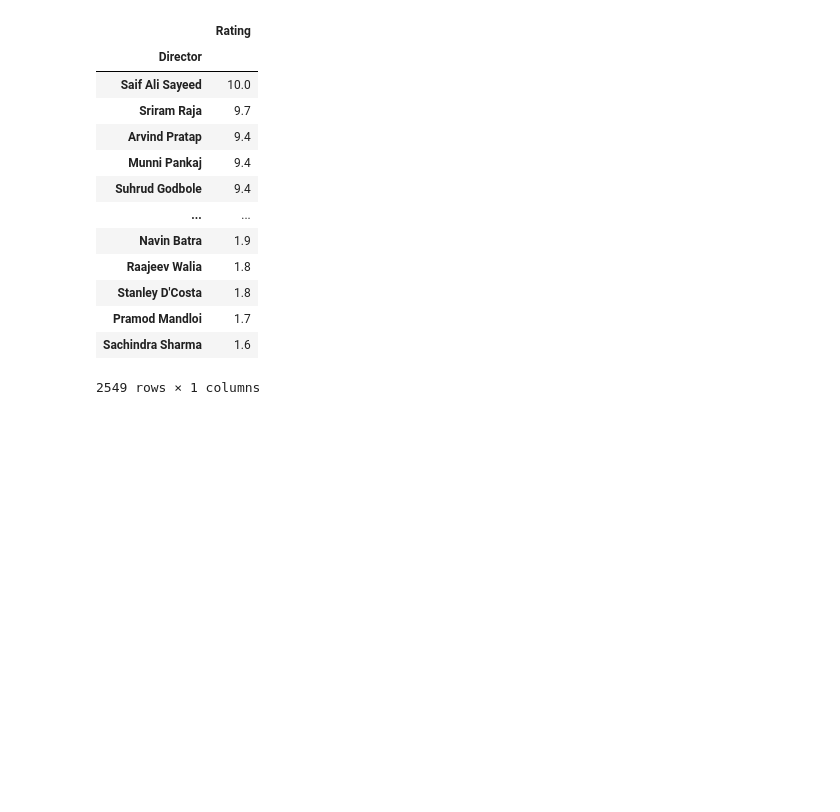
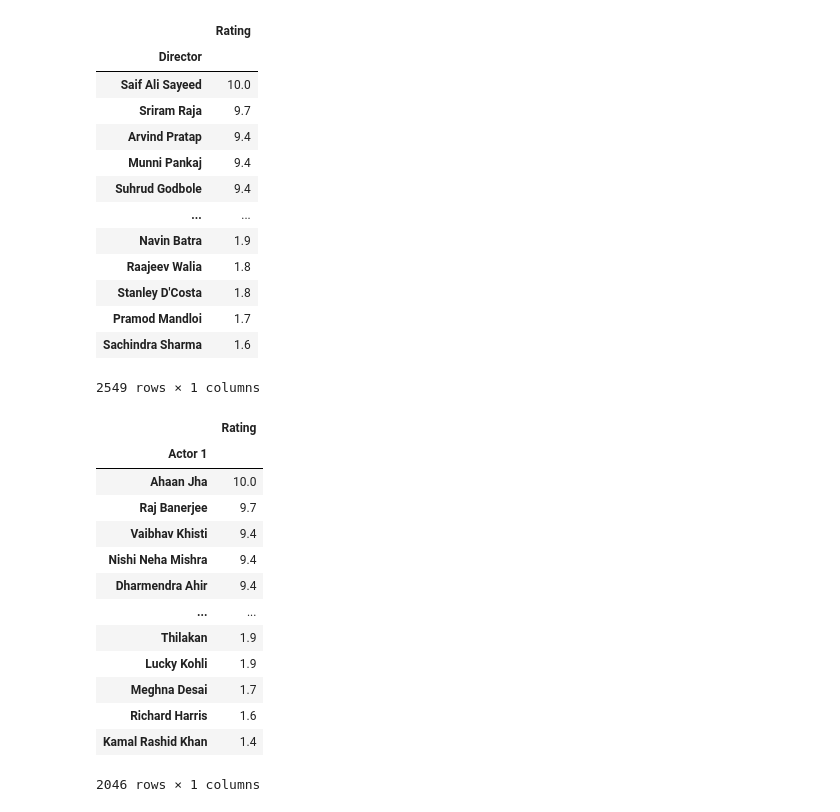
Before and after one commit to manaskocharekar/jupyter-notebooks, a Jupyter notebook: IMDb Movies India.ipynb, the cells around one changed output. Saved outputs shown, nothing was run; the diff lists cells and outputs as text; code cells hidden in the pictures; blank space fills up the shorter version.

Commit message:
Ranked actors by rating

```diff
--- a/IMDb Movies India.ipynb
+++ b/IMDb Movies India.ipynb
@@ -185,3 +125,24 @@ ss
 | Pramod Mandloi | 1.7 |
 | Sachindra Sharma | 1.6 |
 2549 rows × 1 columns
+# %%
+rating_by_lead = new_sort.groupby(["Actor 1"])["Rating"].mean()
+rating_by_lead = pd.DataFrame(rating_by_lead)
+
+rating_by_lead = rating_by_lead.sort_values(by=["Rating"], ascending=False)
+rating_by_lead
+# %% [output]
+|  | Rating |
+| Actor 1 |  |
+| Ahaan Jha | 10.0 |
+| Raj Banerjee | 9.7 |
+| Vaibhav Khisti | 9.4 |
+| Nishi Neha Mishra | 9.4 |
+| Dharmendra Ahir | 9.4 |
+| ... | ... |
+| Thilakan | 1.9 |
+| Lucky Kohli | 1.9 |
+| Meghna Desai | 1.7 |
+| Richard Harris | 1.6 |
+| Kamal Rashid Khan | 1.4 |
+2046 rows × 1 columns
```
Also changed, not shown: parts of 11 cells of this notebook.
